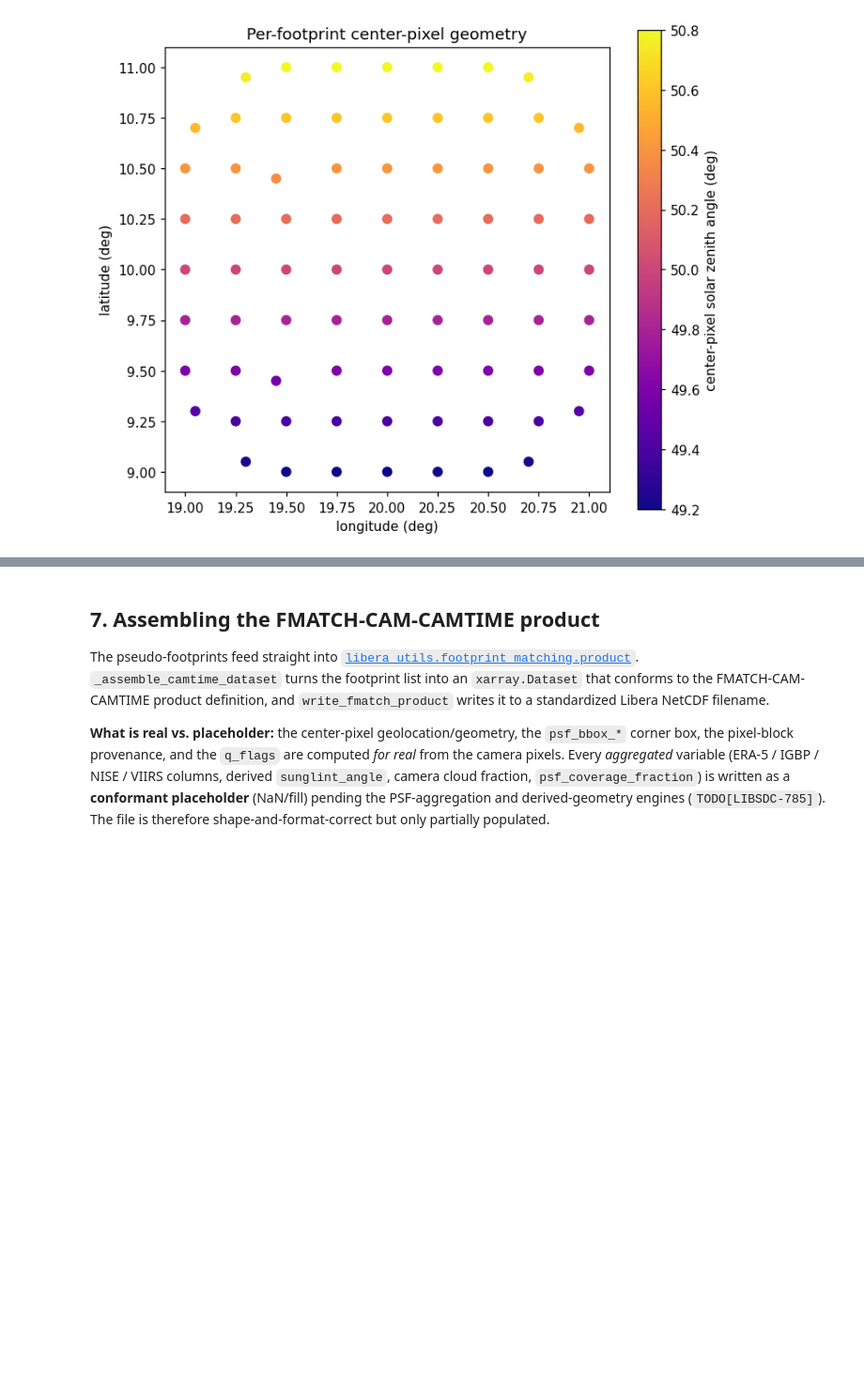
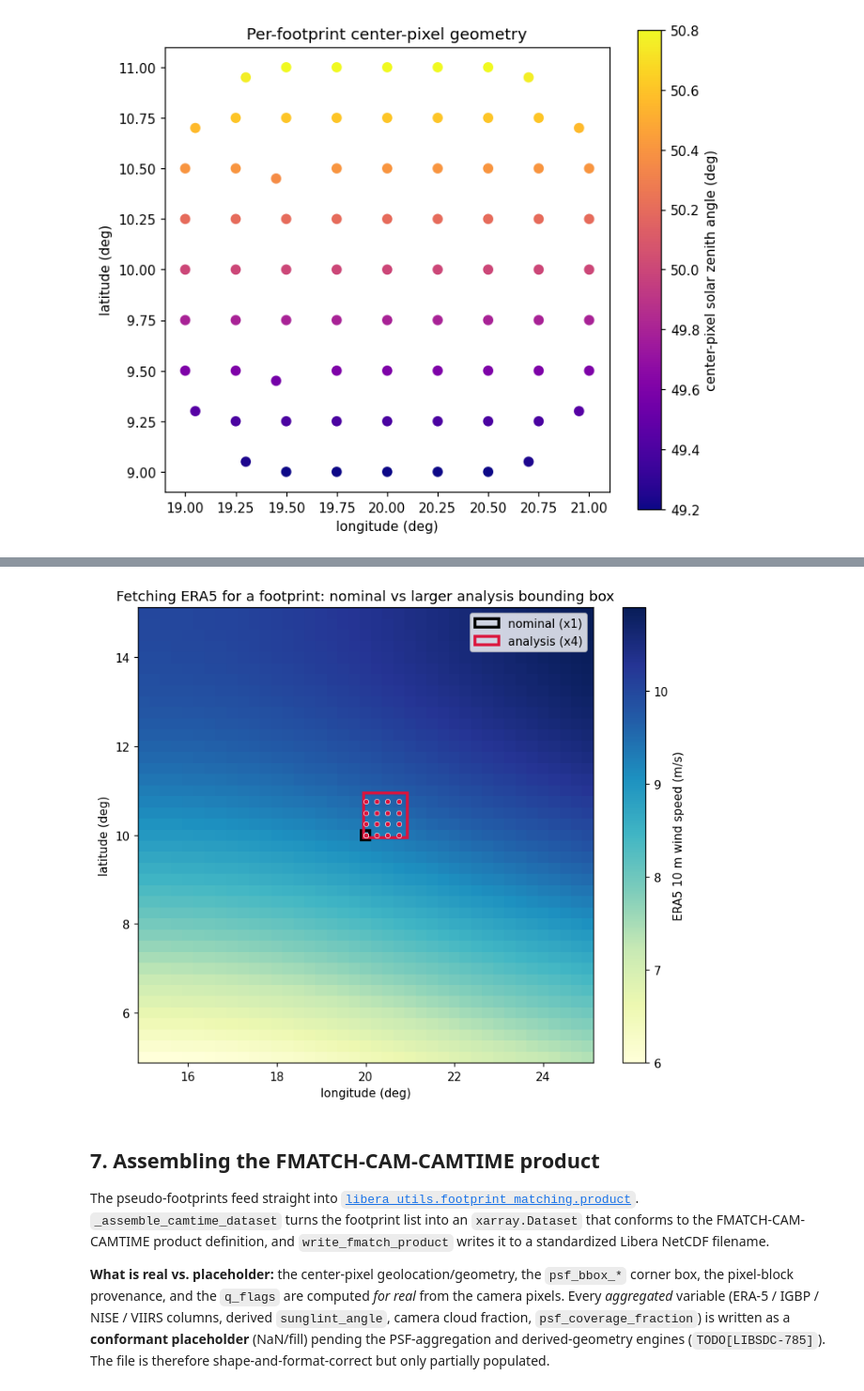
Before and after one commit to LASP-Libera/libera_utils, a Jupyter notebook: notebooks/camera_segmentation_demo.ipynb, the cells around one changed output, grey strips where cells are left out. Shown at 94% size. Saved outputs shown, nothing was run; the diff lists cells and outputs as text; code cells hidden in the pictures; blank space fills up the shorter version.

Commit message:
Add bounding box custom sizing demo with ERA5 data

```diff
--- a/notebooks/camera_segmentation_demo.ipynb
+++ b/notebooks/camera_segmentation_demo.ipynb
@@ -595,0 +696,80 @@ plt.show()
+# %%
+import tempfile
+import pathlib
+import xarray as xr
+
+from libera_utils.footprint_matching.readers.era5 import ERA5Reader
+
+
+def make_synthetic_era5(path, lat_range=(5.0, 15.0), lon_range=(15.0, 25.0), res_deg=0.25):
+    """Write a small ERA5-style u10/v10 NetCDF over the scene (analysis stand-in).
+
+    Mirrors the real CDS format: variables ``u10``/``v10`` on a regular lat/lon grid
+    with the latitude coordinate in DESCENDING order (90 -> -90). We give the wind a
+    smooth spatial pattern so the fetched region is visually interesting; a real file
+    would be an actual reanalysis download.
+    """
+    lats = np.arange(lat_range[1], lat_range[0] - 1e-9, -res_deg)  # descending, like real ERA5
+    lons = np.arange(lon_range[0], lon_range[1] + 1e-9, res_deg)
+    LON, LAT = np.meshgrid(lons, lats)
+    u10 = 8.0 * np.sin(np.radians(LAT * 6.0)) + 2.0
+    v10 = 5.0 * np.cos(np.radians(LON * 6.0))
+    xr.Dataset(
+        {"u10": (("latitude", "longitude"), u10.astype("float32")),
+         "v10": (("latitude", "longitude"), v10.astype("float32"))},
+        coords={"latitude": lats, "longitude": lons},
+    ).to_netcdf(path)
+
+
+# Compare fetches for the SAME location at the nominal (x1) and analysis (x4) sizes.
+lat_c = float(lat2d[nx // 2, ny // 2])
+lon_c = float(lon2d[nx // 2, ny // 2])
+
+
+def nearest_footprint(footprints, lat, lon):
+    """The footprint whose center pixel is closest to (lat, lon)."""
+    return min(footprints, key=lambda f: (f.latitude - lat) ** 2 + (f.longitude - lon) ** 2)
+
+
+fetches = {}
+with tempfile.TemporaryDirectory() as tmp:
+    era5_path = pathlib.Path(tmp) / "synthetic_era5.nc"
+    make_synthetic_era5(era5_path)
+
+    # The real reader the pipeline uses. _load_spatial_region is its bounding-box hook;
+    # the TileManager wraps it with tiling + caching in production, but for a single
+    # footprint's area calling it directly is the clearest way to show the fetch.
+    reader = ERA5Reader(era5_path)
+
+    f_nom = nearest_footprint(scaled_results[1.0], lat_c, lon_c)
+    f_big = nearest_footprint(scaled_results[4.0], lat_c, lon_c)
+    for label, f, color in [("nominal (x1)", f_nom, "black"), ("analysis (x4)", f_big, "crimson")]:
+        # data has shape (2, n_lat, n_lon) = [u10, v10] over the box; combine to a speed.
+        data, la, lo = reader._load_spatial_region(f.bbox)
+        speed = np.hypot(data[0], data[1])
+        fetches[label] = (f, la, lo, speed, color)
+        print(f"{label}: bbox {f.bbox.lat_min:.2f}..{f.bbox.lat_max:.2f} lat, "
+              f"{f.bbox.lon_min:.2f}..{f.bbox.lon_max:.2f} lon  ->  "
+              f"{speed.size:2d} ERA5 cell(s), mean wind {np.nanmean(speed):.2f} m/s")
+
+    # The reader's own normalized (ascending-lat) grid, used as the map background.
+    grid_data, grid_lats, grid_lons = reader._native_grid
+    grid_speed = np.hypot(grid_data[0], grid_data[1])
+
+# Background = full ERA5 field; overlays = the two boxes and the exact cells each pulled.
+fig, ax = plt.subplots(figsize=(9, 7))
+pcm = ax.pcolormesh(grid_lons, grid_lats, grid_speed, shading="auto", cmap="YlGnBu")
+fig.colorbar(pcm, ax=ax, label="ERA5 10 m wind speed (m/s)")
+for label, (f, la, lo, speed, color) in fetches.items():
+    bb = f.bbox
+    ax.add_patch(Rectangle((bb.lon_min, bb.lat_min), bb.lon_max - bb.lon_min,
+                           bb.lat_max - bb.lat_min, fill=False, ec=color, lw=2.4, label=label))
+    grid_lo, grid_la = np.meshgrid(lo, la)  # cell centers actually fetched for this box
+    ax.scatter(grid_lo, grid_la, s=18, color=color, edgecolor="w", linewidth=0.4, zorder=5)
+ax.set_title("Fetching ERA5 for a footprint: nominal vs larger analysis bounding box")
+ax.set_xlabel("longitude (deg)")
+ax.set_ylabel("latitude (deg)")
+ax.legend(loc="upper right")
+ax.set_aspect("equal")
+plt.show()
+# %% [output]
@@ -596,3 +778,4 @@ plt.show()
+[figure, added]
 # %% [markdown]
 ## 7. Assembling the FMATCH-CAM-CAMTIME product
 
```
Also changed, not shown: parts of 13 cells of this notebook, 1 other file.
